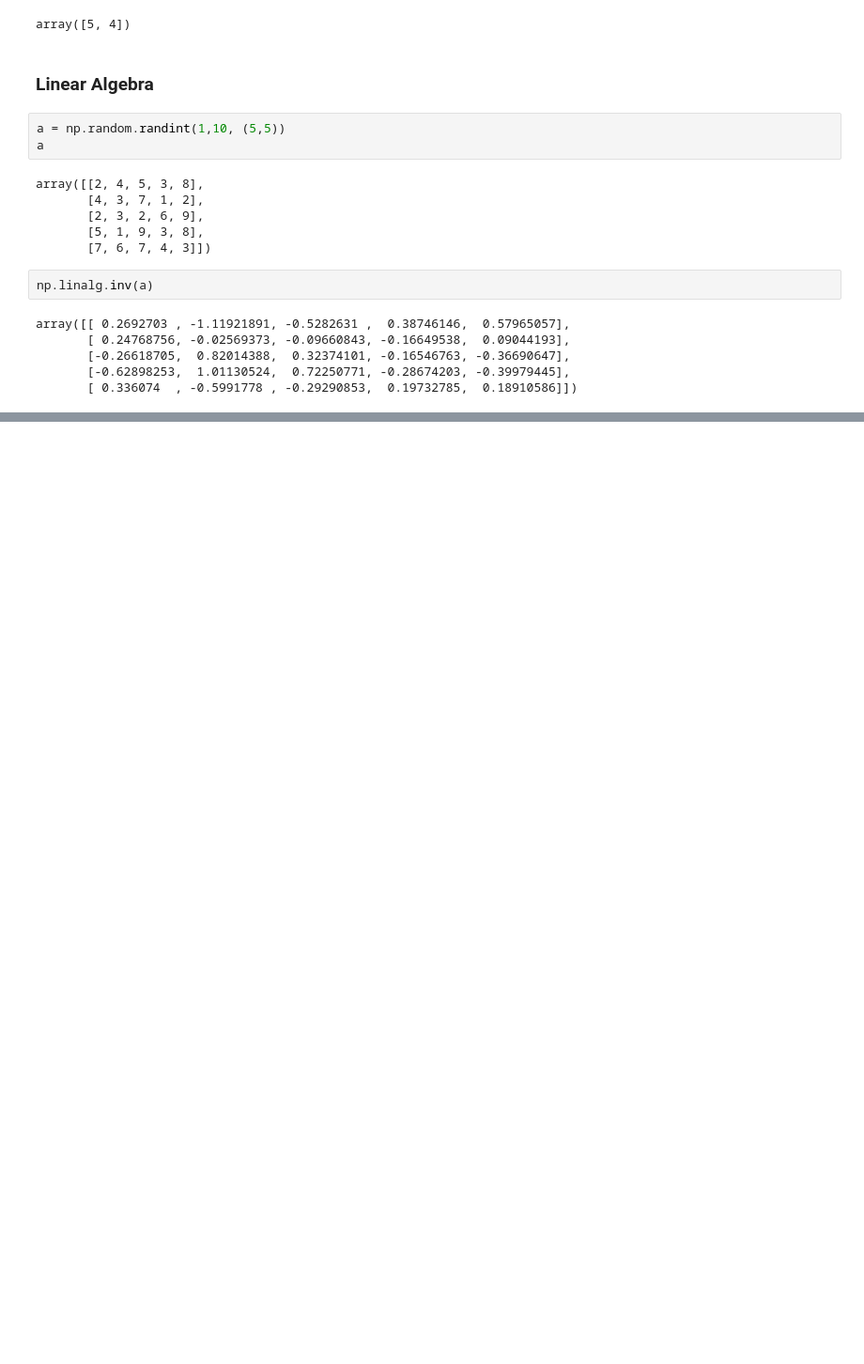
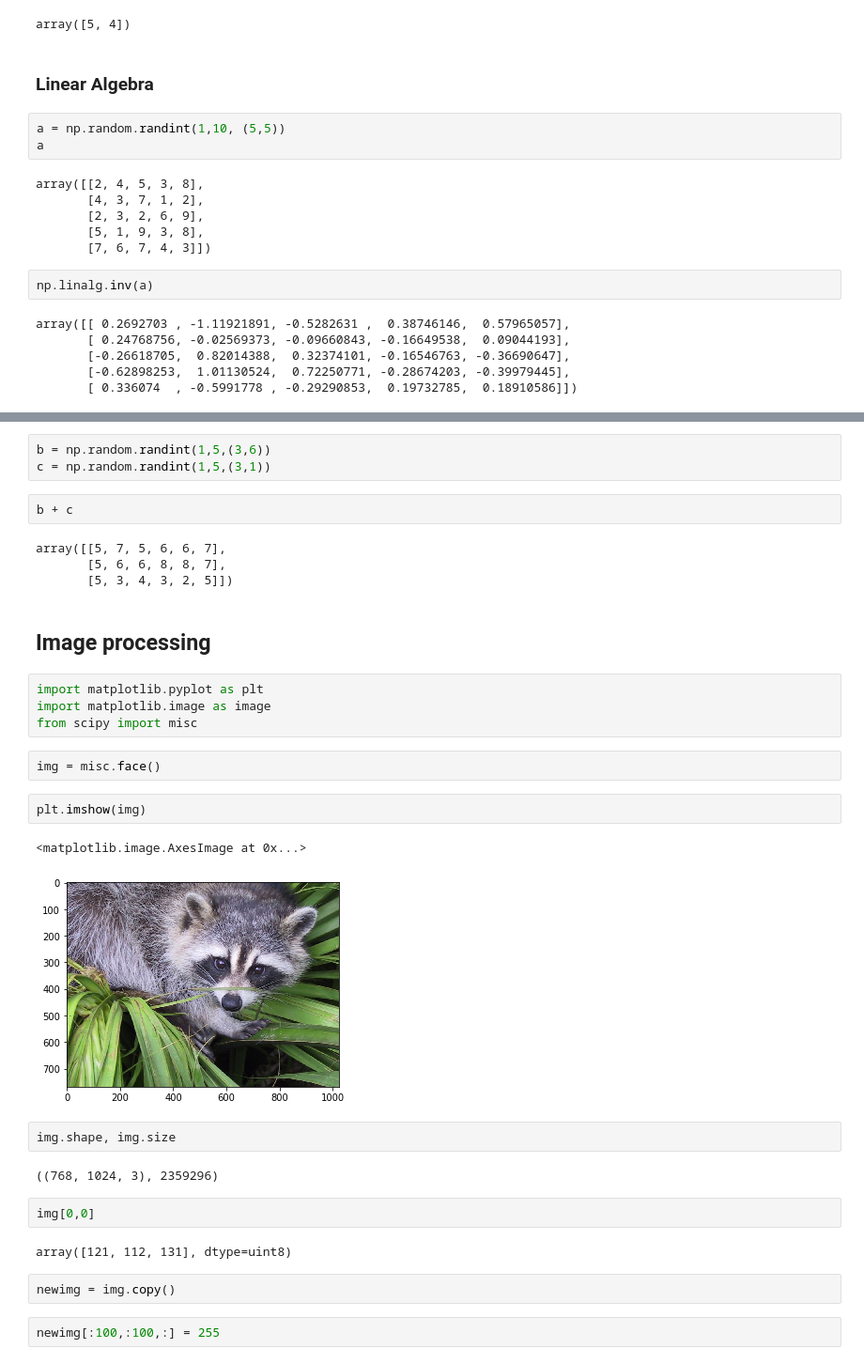
Before and after one commit to SaiPrathek/DS_01_MAY_2020, a Jupyter notebook: numpy_demo.ipynb, the cells around one changed output, grey strips where cells are left out. Shown at 94% size. Saved outputs shown, nothing was run; the diff lists cells and outputs as text; blank space fills up the shorter version.

```diff
--- a/numpy_demo.ipynb
+++ b/numpy_demo.ipynb
@@ -591,0 +637,34 @@ array([[ 0.2692703 , -1.11921891, -0.5282631 ,  0.38746146,  0.57965057],
+# %%
+b = np.random.randint(1,5,(3,6))
+c = np.random.randint(1,5,(3,1))
+# %%
+b + c
+# %% [output]
+array([[5, 7, 5, 6, 6, 7],
+       [5, 6, 6, 8, 8, 7],
+       [5, 3, 4, 3, 2, 5]])
+# %% [markdown]
+## Image processing
+# %%
+import matplotlib.pyplot as plt
+import matplotlib.image as image
+from scipy import misc
+# %%
+img = misc.face()
+# %%
+plt.imshow(img)
+# %% [output]
+<matplotlib.image.AxesImage at 0x...>
+[figure, added]
+# %%
+img.shape, img.size
+# %% [output]
+((768, 1024, 3), 2359296)
+# %%
+img[0,0]
+# %% [output]
+array([121, 112, 131], dtype=uint8)
+# %%
+newimg = img.copy()
+# %%
+newimg[:100,:100,:] = 255
```
Also changed, not shown: parts of 20 cells of this notebook.
